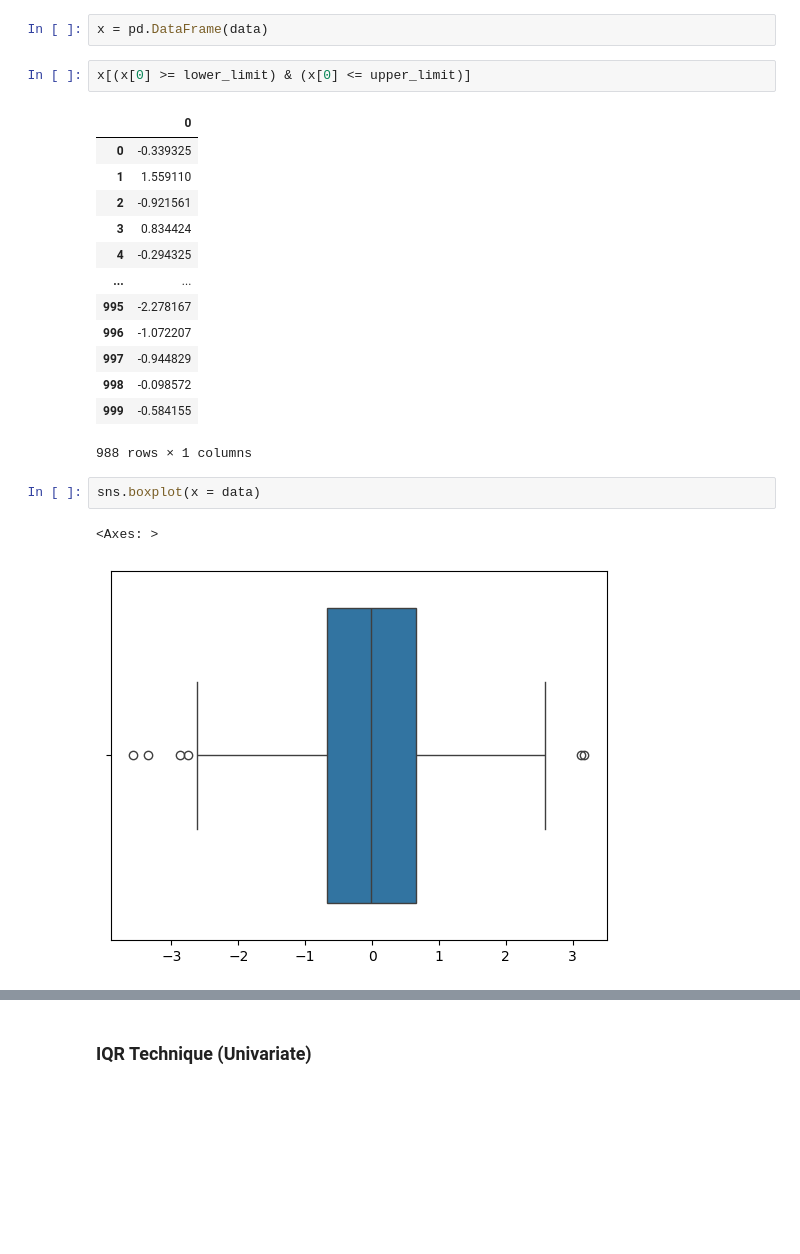
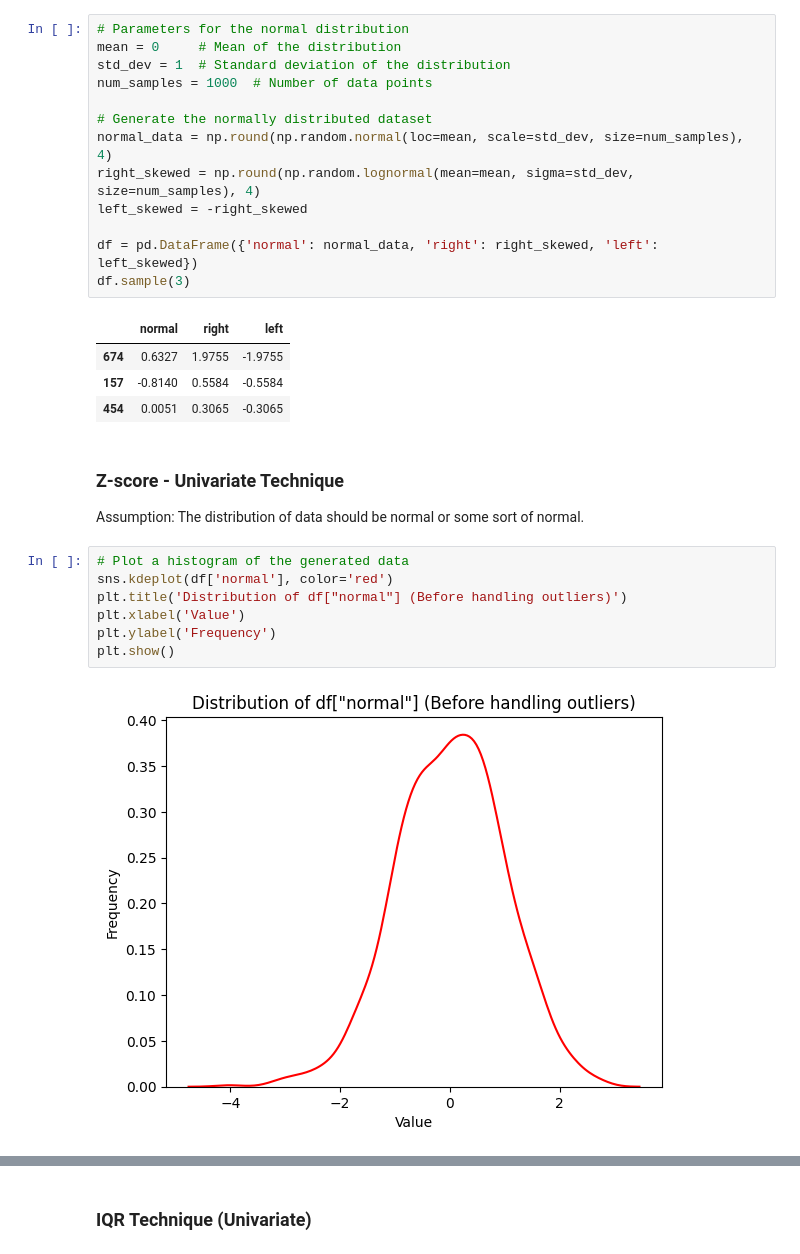
Before and after one commit to ronylpatil/data-preprocessing, a Jupyter notebook: notebooks/outliers_handling.ipynb, the cells around one changed output, grey strips where cells are left out. Drawn from its saved outputs; the diff is of its cells as text; blank space fills up the shorter version.

Commit message:
implement trimming & capping for zscore technique

```diff
--- a/notebooks/outliers_handling.ipynb
+++ b/notebooks/outliers_handling.ipynb
@@ -90,23 +7,30 @@ Max:  2.9010177509049355
-# %%
-x = pd.DataFrame(data)
-# %%
-x[(x[0] >= lower_limit) & (x[0] <= upper_limit)]
-# %% [output]
-|  | 0 |
-| 0 | -0.339325 |
-| 1 | 1.559110 |
-| 2 | -0.921561 |
-| 3 | 0.834424 |
-| 4 | -0.294325 |
-| ... | ... |
-| 995 | -2.278167 |
-| 996 | -1.072207 |
-| 997 | -0.944829 |
-| 998 | -0.098572 |
-| 999 | -0.584155 |
-988 rows × 1 columns
-# %%
-sns.boxplot(x = data)
-# %% [output]
-<Axes: >
-[figure, removed]
+# %%
+# Parameters for the normal distribution
+mean = 0     # Mean of the distribution
+std_dev = 1  # Standard deviation of the distribution
+num_samples = 1000  # Number of data points
+
+# Generate the normally distributed dataset
+normal_data = np.round(np.random.normal(loc=mean, scale=std_dev, size=num_samples), 4)
+right_skewed = np.round(np.random.lognormal(mean=mean, sigma=std_dev, size=num_samples), 4)
+left_skewed = -right_skewed
+
+df = pd.DataFrame({'normal': normal_data, 'right': right_skewed, 'left': left_skewed})
+df.sample(3)
+# %% [output]
+|  | normal | right | left |
+| 674 | 0.6327 | 1.9755 | -1.9755 |
+| 157 | -0.8140 | 0.5584 | -0.5584 |
+| 454 | 0.0051 | 0.3065 | -0.3065 |
+# %% [markdown]
+### Z-score - Univariate Technique
+Assumption: The distribution of data should be normal or some sort of normal.
+# %%
+# Plot a histogram of the generated data
+sns.kdeplot(df['normal'], color='red')
+plt.title('Distribution of df["normal"] (Before handling outliers)')
+plt.xlabel('Value')
+plt.ylabel('Frequency')
+plt.show()
+# %% [output]
+[figure, added]
```
Also changed, not shown: parts of 15 cells of this notebook.
